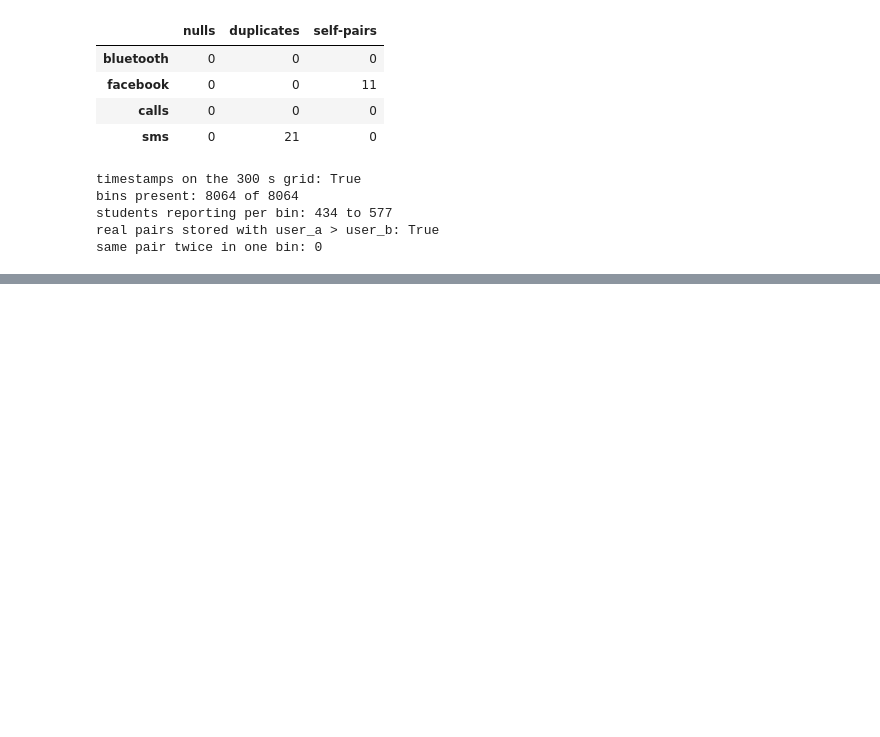
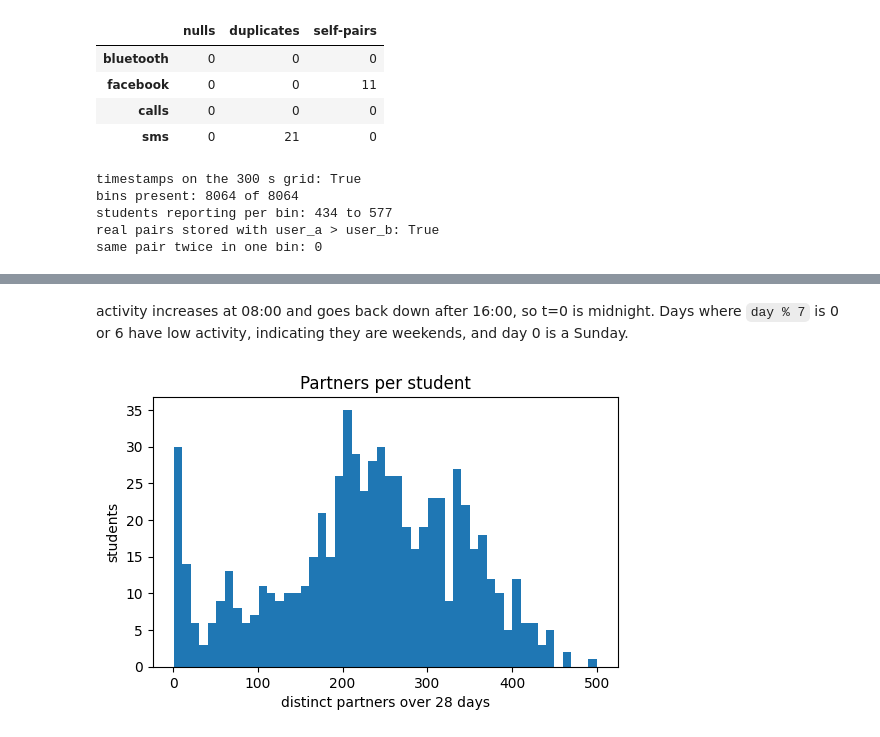
Before and after one commit to s9ib0T/uu-data-mining-1, a Jupyter notebook: notebooks/preprocess.ipynb, the cells around one changed output, grey strips where cells are left out. Drawn from its saved outputs; the diff is of its cells as text; code cells hidden in the pictures; blank space fills up the shorter version.

```diff
--- a/notebooks/preprocess.ipynb
+++ b/notebooks/preprocess.ipynb
@@ -88,0 +130,6 @@ same pair twice in one bin: 0
+# %% [markdown]
+activity increases at 08:00 and goes back down after 16:00, so t=0 is midnight. Days where `day % 7` is 0 or 6 have low activity, indicating they are weekends, and day 0 is a Sunday.
+# %%
+fig = pp.plot_partners(real)
+# %% [output]
+[figure, added]
```
Also changed, not shown: parts of 15 cells of this notebook, 2 other files.
